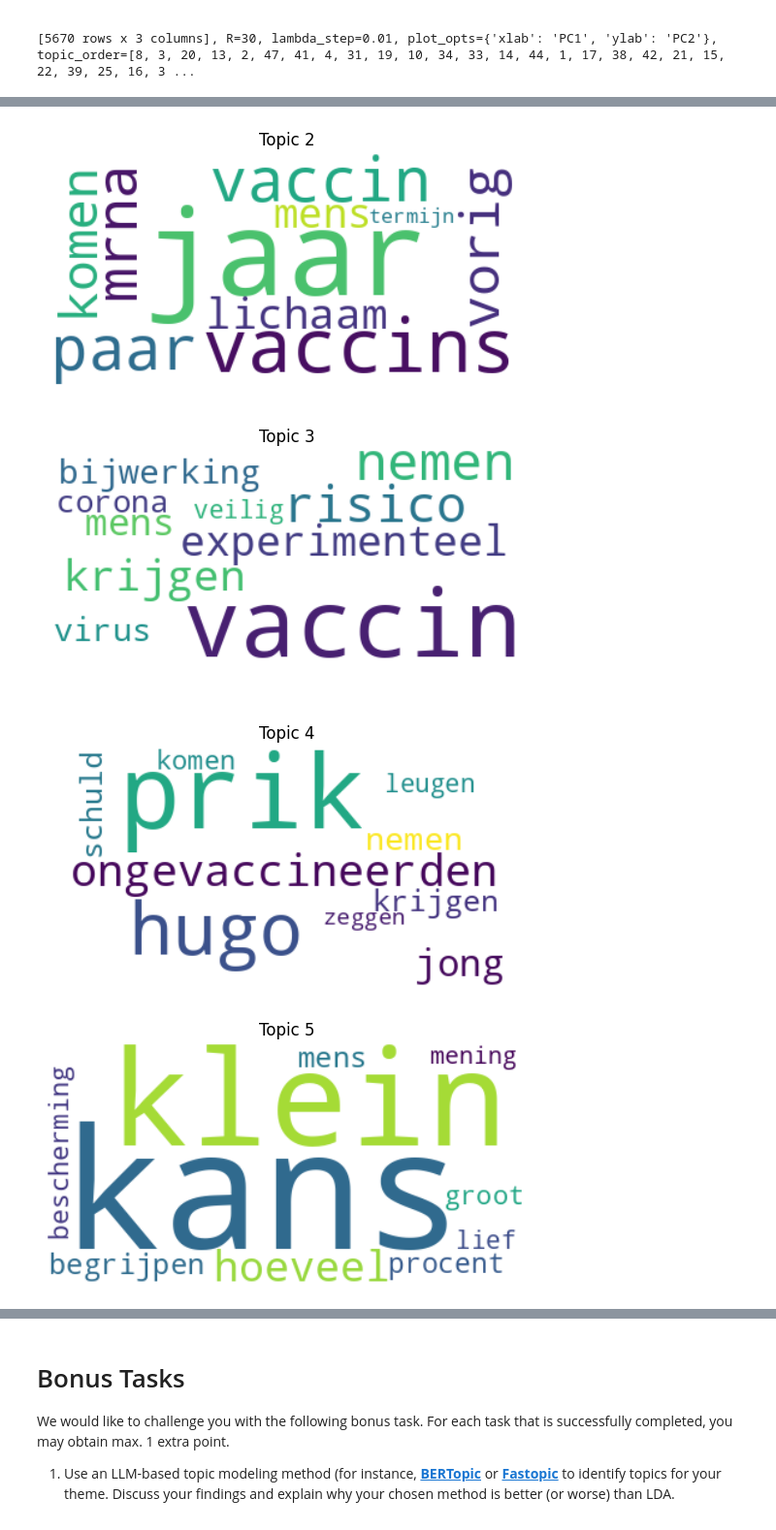
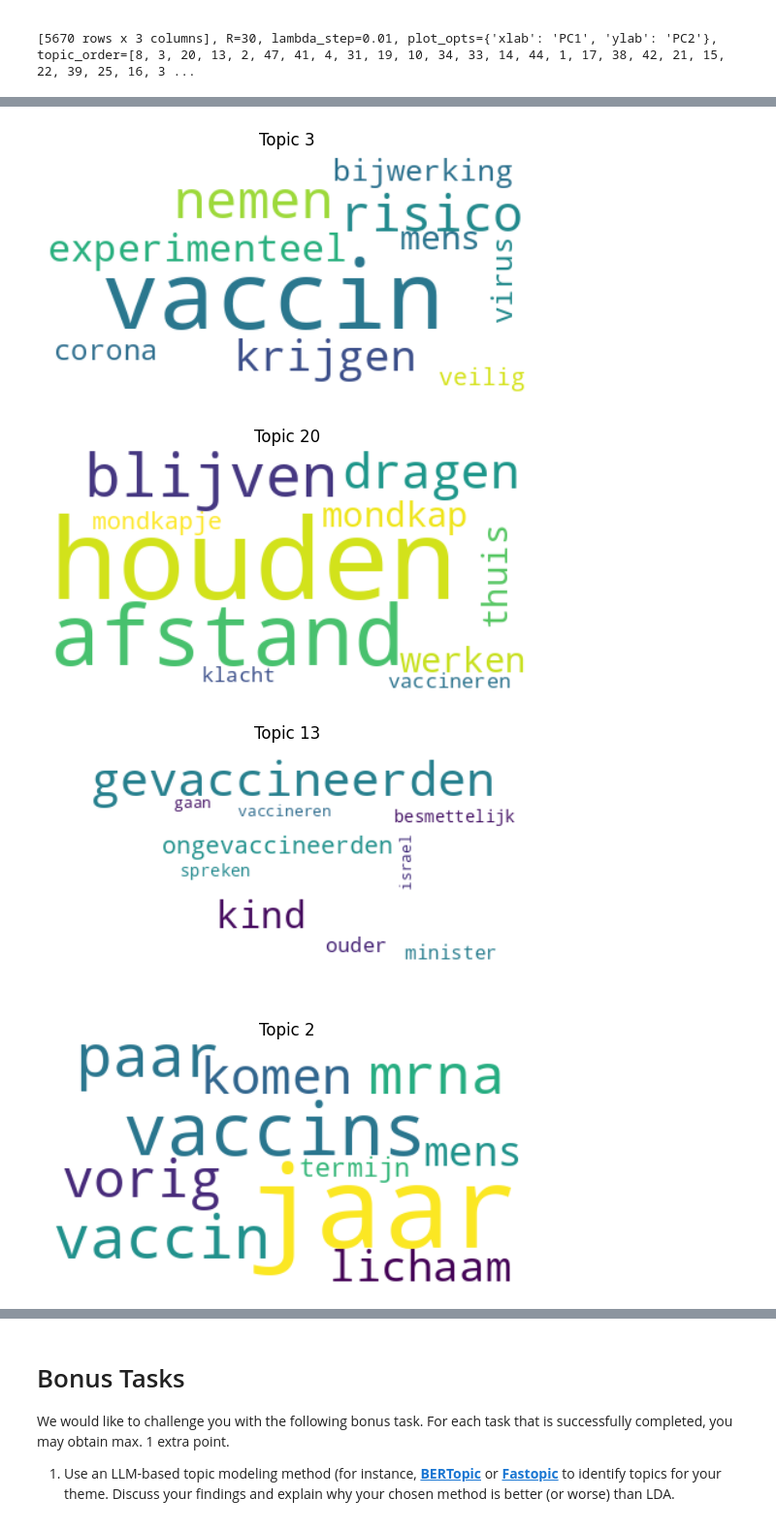
Before and after one commit to dmHarmsen/APML-Assignement-2, a Jupyter notebook: Assignment_3.ipynb, the cells around one changed output, grey strips where cells are left out. Shown at 97% size. Cells and saved outputs as stored; diff of their text form; code cells hidden in the pictures.

```diff
--- a/Assignment_3.ipynb
+++ b/Assignment_3.ipynb
@@ -395,7 +395,8 @@ topic
 [5670 rows x 3 columns], R=30, lambda_step=0.01, plot_opts={'xlab': 'PC1', 'ylab': 'PC2'}, topic_order=[8, 3, 20, 13, 2, 47, 41, 4, 31, 19, 10, 34, 33, 14, 44, 1, 17, 38, 42, 21, 15, 22, 39, 25, 16, 3 ...
 # %%
 # Bar charts for each topic of the LDA
-for i, topic in enumerate(lda_model.components_[:5]):
+for i in top_topic_indices:
+    topic = lda_model.components_[i]
     top_indices = topic.argsort()[-10:]
     top_words = [bow_feature_names[j] for j in top_indices]
     top_scores = topic[top_indices]
@@ -414,11 +415,12 @@ for i, topic in enumerate(lda_model.components_[:5]):
 # %%
 # Word cloud visualization for each cluster of the Kmeans
 
-for i, topic in enumerate(lda_model.components_[:5]):
+for i in top_topic_indices:
+    topic = lda_model.components_[i]
     top_indices = topic.argsort()[-10:]
     word_freq = {bow_feature_names[j]: topic[j] for j in top_indices}
 
-    #create word cloud
+    # Create word cloud
     wordcloud = WordCloud(background_color='white').generate_from_frequencies(word_freq)
     plt.imshow(wordcloud, interpolation='bilinear')
     plt.axis('off')
@@ -429,6 +431,6 @@ for i, topic in enumerate(lda_model.components_[:5]):
-[figure, old version]
+[figure, new version]
-[figure, old version]
+[figure, new version]
-[figure, old version]
+[figure, new version]
-[figure, old version]
+[figure, new version]
 # %%
 # Bar charts for each cluster of the Kmeans
```
Also changed, not shown: parts of 5 cells of this notebook.
